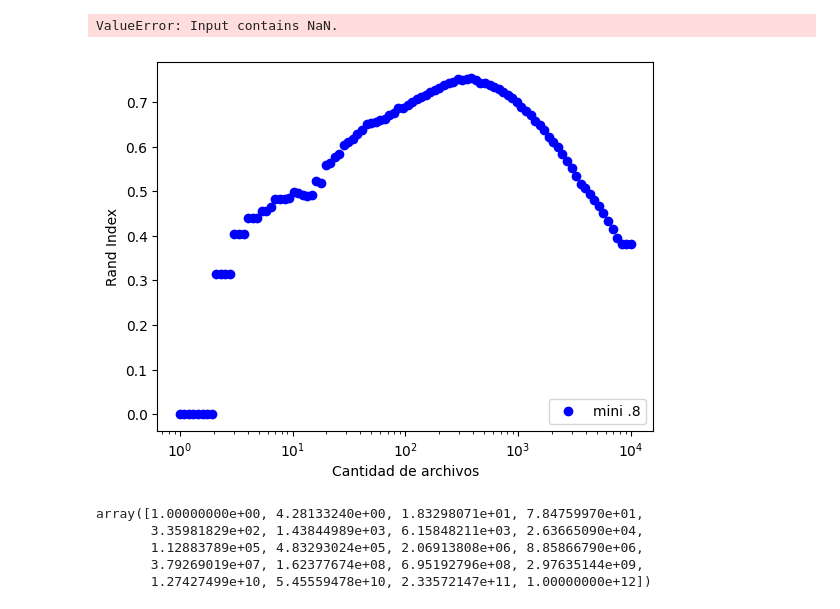
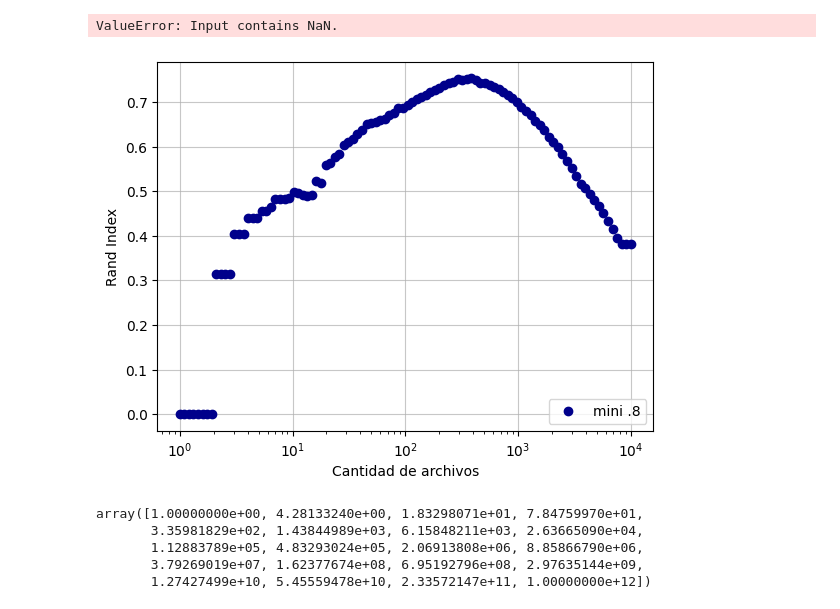
Before and after one commit to Ale-Mildiner/Tesis, a Jupyter notebook: Rand_index/Rand_index.ipynb, the cells around one changed output. Cells and saved outputs as stored; diff of their text form; code cells hidden in the pictures.

```diff
--- a/Rand_index/Rand_index.ipynb
+++ b/Rand_index/Rand_index.ipynb
@@ -93,34 +93,35 @@ ValueError: Input contains NaN.
 # %%
 Lkvec_unique
 from sklearn.metrics import adjusted_rand_score
 
 #clus_08_02 =  pk.load(open(pathGit+'clusters_threshold_08_02.pk', 'rb'))
 clus_08_02 =  pk.load(open(pathGit+'clusters_threshold_08_test.pk', 'rb'))
 
 cluster_mapping_08_02 = {phr[j]: str(i+1) for i, clus in enumerate(clus_08_02) for j in clus}
 Lkvec_unique['id_cluster_08_02'] = Lkvec_unique['phrase'].map(cluster_mapping_08_02)
 Lkvec_unique = Lkvec_unique.dropna(subset=['id_cluster_08_02'])
 header = np.logspace(np.log(1), int(np.log10(len(Lkvec_unique))), 100)
 plt.figure()
 for value in header:
     cluster_sizes = Lkvec_unique['id'].value_counts().sort_values(ascending=False)
     top_100_clusters = cluster_sizes.head(int(value))
     Lkvec_unique_100 = Lkvec_unique[Lkvec_unique['id'].isin(top_100_clusters.index)]
     Lkvec_ids = np.array(Lkvec_unique_100['id'])
     # Clusters_ids_mini = np.array(Lkvec_unique_100['id_cluster_mini'])
     # Clusters_ids_mnet = np.array(Lkvec_unique_100['id_cluster_mnet'])
     # plt.plot(value, adjusted_rand_score(Lkvec_ids, Clusters_ids_mini), 'ro', label = 'Clustering mini')
     # plt.plot(value, adjusted_rand_score(Lkvec_ids, Clusters_ids_mnet), 'go', label = 'Clustering mpnet')
     clusters_id_08 = np.array(Lkvec_unique_100['id_cluster_08_02'])
-    plt.plot(value, adjusted_rand_score(Lkvec_ids, clusters_id_08), 'bo', label = '.8')
+    plt.plot(value, adjusted_rand_score(Lkvec_ids, clusters_id_08), 'o', label = '.8', linewidth =  0.8, color = 'darkblue')
 #plt.legend(['mini', 'mpnet'], loc = 'lower right')
 plt.legend(['mini .8'], loc = 'lower right')
 plt.xscale('log')
 plt.xlabel('Cantidad de archivos')
 plt.ylabel('Rand Index')
+plt.grid(alpha  = 0.7)
 plt.show()
 # %% [output]
-[figure, old version]
+[figure, new version]
 # %%
 header = np.logspace(np.log(1), int(np.log(len(Lkvec_unique))), 20)
 header
```
Also changed, not shown: parts of 2 cells of this notebook, 12 other files.
